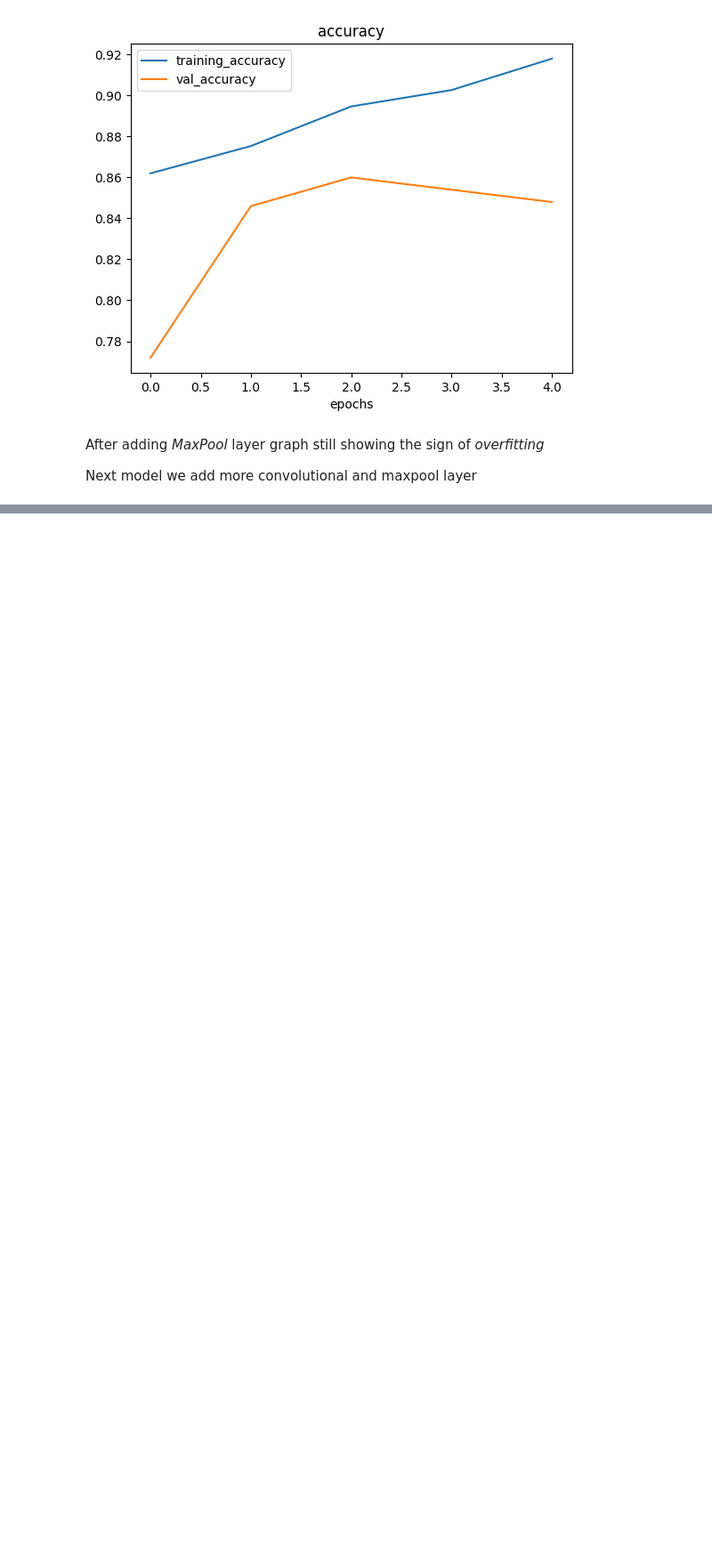
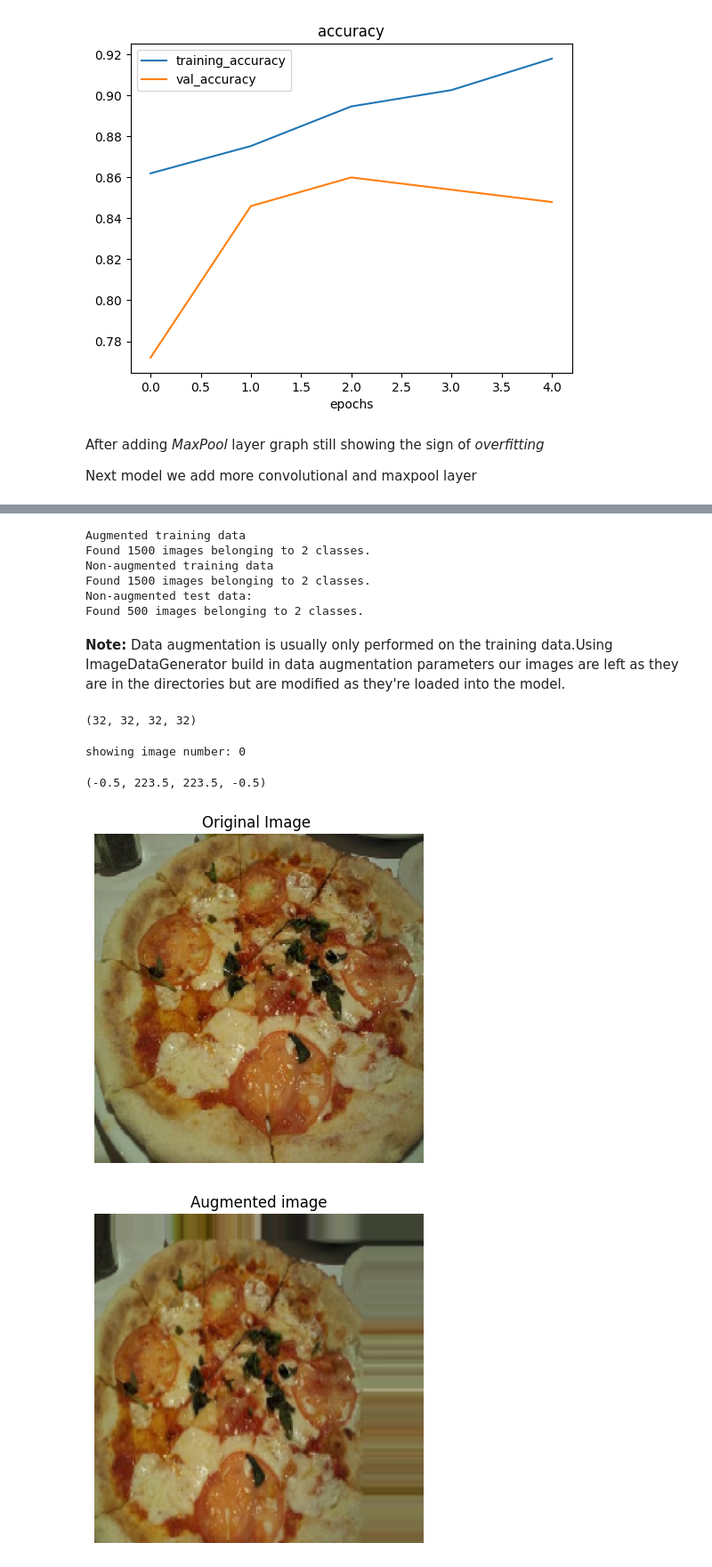
Before and after one commit to Vivek-Joshi17/CNN_neural_network, a Jupyter notebook: CNN_Basics.ipynb, the cells around one changed output, grey strips where cells are left out. Shown at 89% size. Drawn from its saved outputs; the diff is of its cells as text; code cells hidden in the pictures; blank space fills up the shorter version.

```diff
--- a/CNN_Basics.ipynb
+++ b/CNN_Basics.ipynb
@@ -630,0 +718,56 @@ Next model we add more convolutional and maxpool layer
+# %%
+#Import data and augment it from training directory
+print("Augmented training data")
+train_data_augmented = train_datagen_augmented.flow_from_directory(train_dir,
+                                                                   target_size=(224,224),
+                                                                   batch_size = 32,
+                                                                   class_mode="binary",
+                                                                   shuffle = False)#For demostration purposes only
+
+#Create non-augmented train data batches
+print("Non-augmented training data")
+train_data = train_datagen.flow_from_directory(train_dir,
+                                               target_size=(224,224),
+                                               batch_size=32,
+                                               class_mode="binary",
+                                               shuffle = False)# for demonstration purpose only
+
+#create non-augmented test data batch
+print("Non-augmented test data:")
+test_data =test_datagen.flow_from_directory(test_dir,
+                                            target_size=(224,224),
+                                            batch_size=32,
+                                            class_mode="binary")
+# %% [output]
+Augmented training data
+Found 1500 images belonging to 2 classes.
+Non-augmented training data
+Found 1500 images belonging to 2 classes.
+Non-augmented test data:
+Found 500 images belonging to 2 classes.
+# %% [markdown]
+**Note:** Data augmentation is usually only performed on the training data.Using ImageDataGenerator build in data augmentation parameters our images are left as they are in the directories but are modified as they're loaded into the model.
+# %%
+#Get sample data betches
+images,labels = train_data.next()
+augmented_images,augmented_labels=train_data_augmented.next()
+len(images),len(labels),len(augmented_images),len(augmented_labels)
+# %% [output]
+(32, 32, 32, 32)
+# %%
+#Show original image and augmented image
+import random
+random_number = random.randint(0,32)
+print(f"showing image number: {random_number}")
+plt.imshow(images[random_number])
+plt.title(f"Original Image ")
+plt.axis(False)
+plt.figure()
+plt.imshow(augmented_images[random_number])
+plt.title(f"Augmented image")
+plt.axis(False)
+# %% [output]
+showing image number: 0
+(-0.5, 223.5, 223.5, -0.5)
+[figure, added]
+[figure, added]
```
Also changed, not shown: parts of 9 cells of this notebook.
